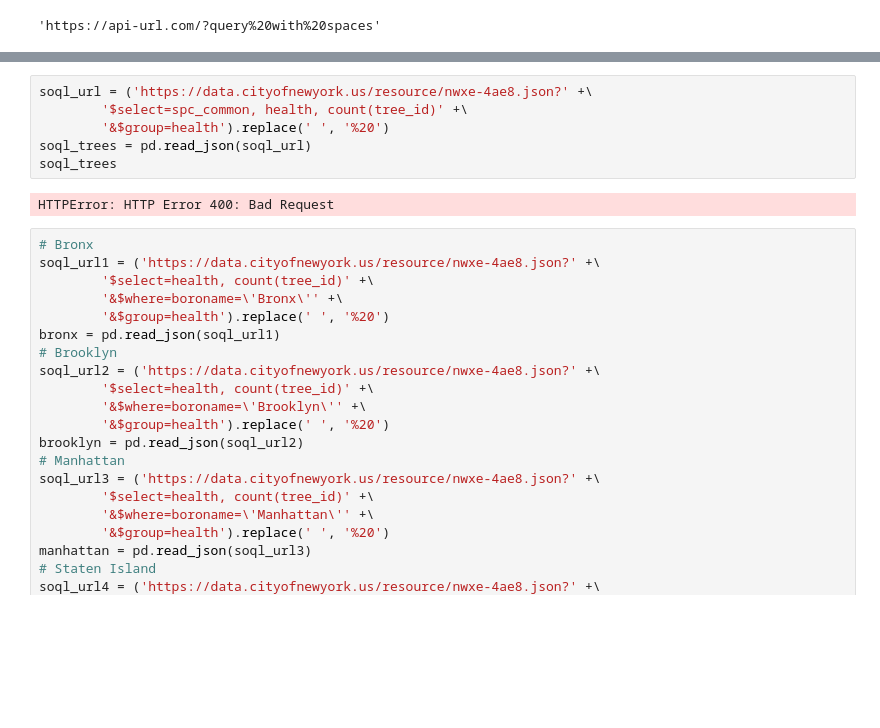
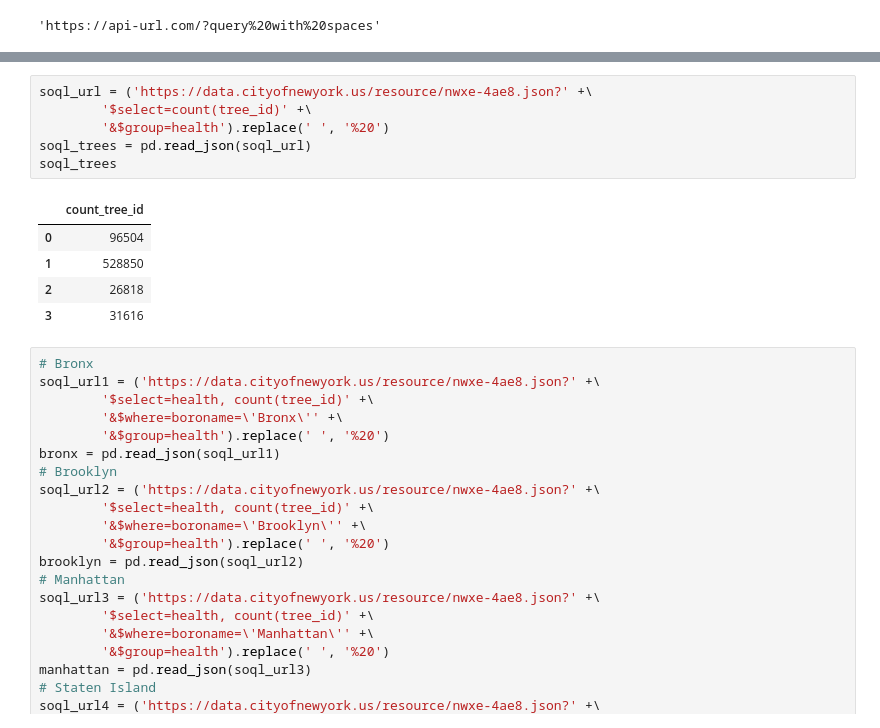
Before and after one commit to palmorezm/msds, a Jupyter notebook: 608/Mod4/module4.ipynb, the cells around one changed output, grey strips where cells are left out. Saved outputs shown, nothing was run; the diff lists cells and outputs as text; blank space fills up the shorter version.

```diff
--- a/608/Mod4/module4.ipynb
+++ b/608/Mod4/module4.ipynb
@@ -153,11 +142,15 @@ HTTPError: HTTP Error 400: Bad Request
 # %%
 soql_url = ('https://data.cityofnewyork.us/resource/nwxe-4ae8.json?' +\
-        '$select=spc_common, health, count(tree_id)' +\
+        '$select=count(tree_id)' +\
         '&$group=health').replace(' ', '%20')
 soql_trees = pd.read_json(soql_url)
 soql_trees
 # %% [output]
-HTTPError: HTTP Error 400: Bad Request
+|  | count_tree_id |
+| 0 | 96504 |
+| 1 | 528850 |
+| 2 | 26818 |
+| 3 | 31616 |
 # %%
 # Bronx
 soql_url1 = ('https://data.cityofnewyork.us/resource/nwxe-4ae8.json?' +\
```
Also changed, not shown: parts of 10 cells of this notebook, 1 other file.
